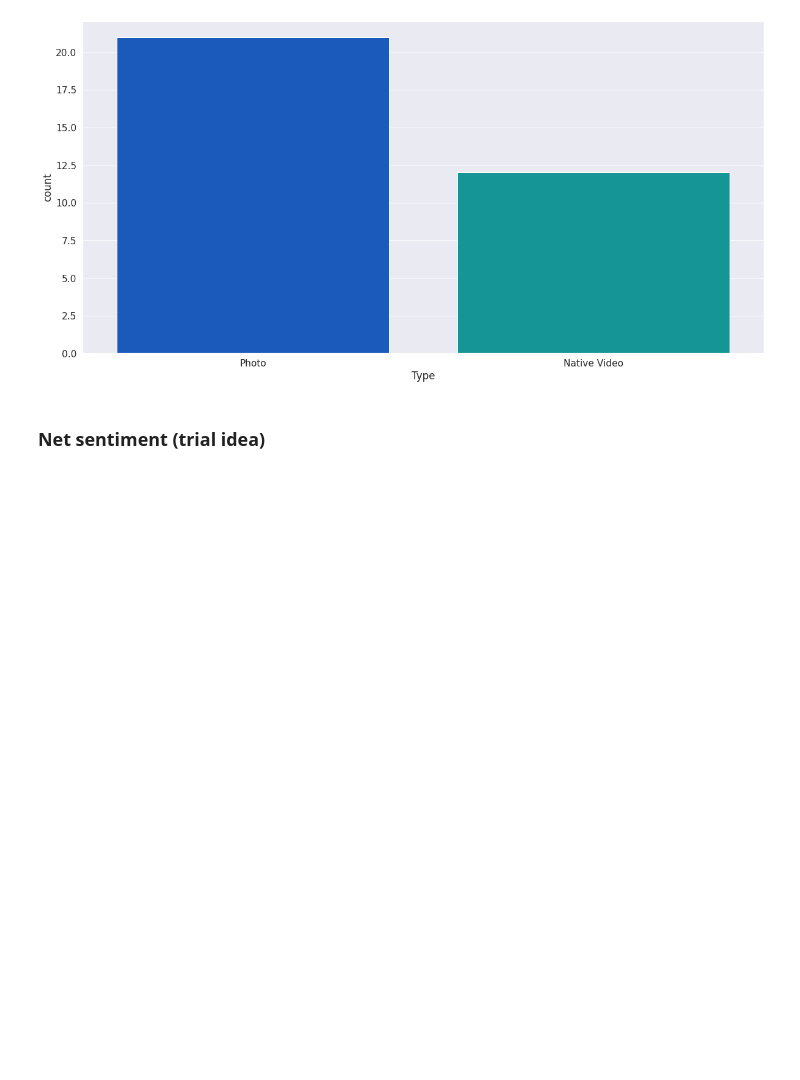
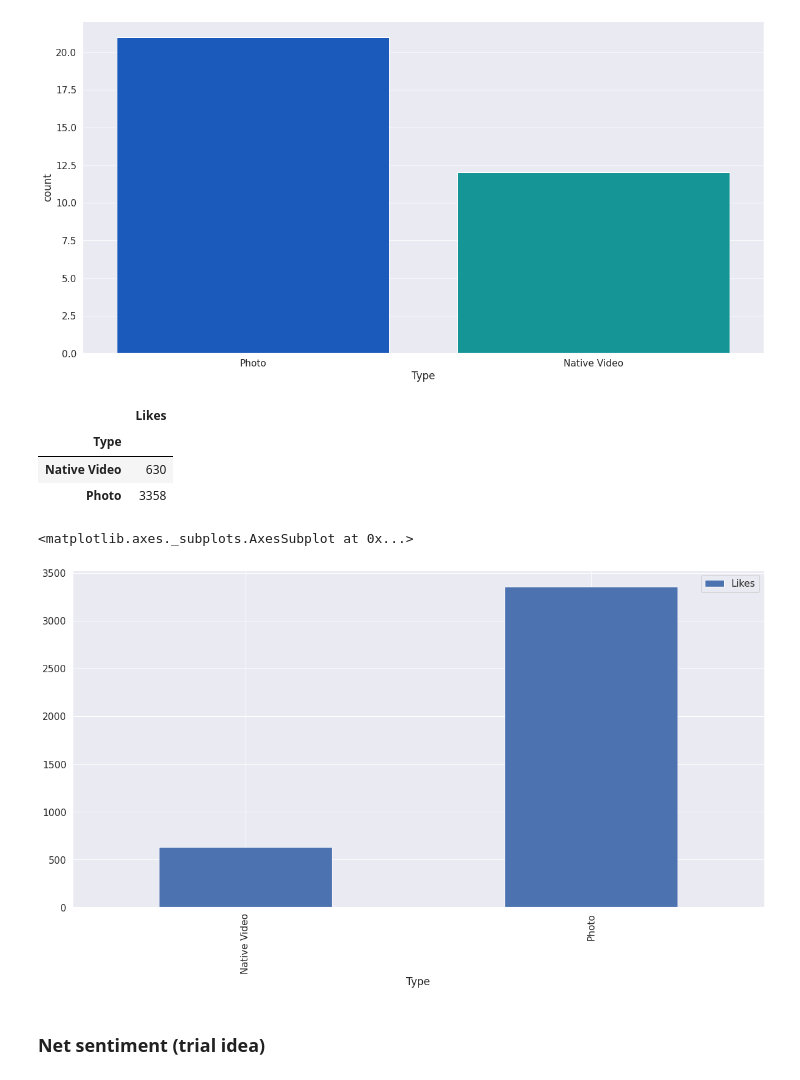
Before and after one commit to SunbirdAI/covid19-uganda-facebook-data-analysis, a Jupyter notebook: notebooks/KCCA_Posts_June_August.ipynb, the cells around one changed output. Cells and saved outputs as stored; diff of their text form; code cells hidden in the pictures; blank space fills up the shorter version.

```diff
--- a/notebooks/KCCA_Posts_June_August.ipynb
+++ b/notebooks/KCCA_Posts_June_August.ipynb
@@ -241,6 +264,22 @@ sns.countplot(x='Type', data=posts, palette='winter')
 # %% [output]
 <matplotlib.axes._subplots.AxesSubplot at 0x...>
 [figure]
+# %%
+# grouped_posts = posts.groupby('Type')
+# gp = grouped_posts.aggregate(np.sum)
+# gp
+type_gb = posts.groupby('Type').agg({'Likes': 'sum'})
+type_gb
+# %% [output]
+|  | Likes |
+| Type |  |
+| Native Video | 630 |
+| Photo | 3358 |
+# %%
+type_gb.plot.bar()
+# %% [output]
+<matplotlib.axes._subplots.AxesSubplot at 0x...>
+[figure, added]
 # %% [markdown]
 ### Net sentiment (trial idea)
 # %%
```
Also changed, not shown: parts of 4 cells of this notebook.
